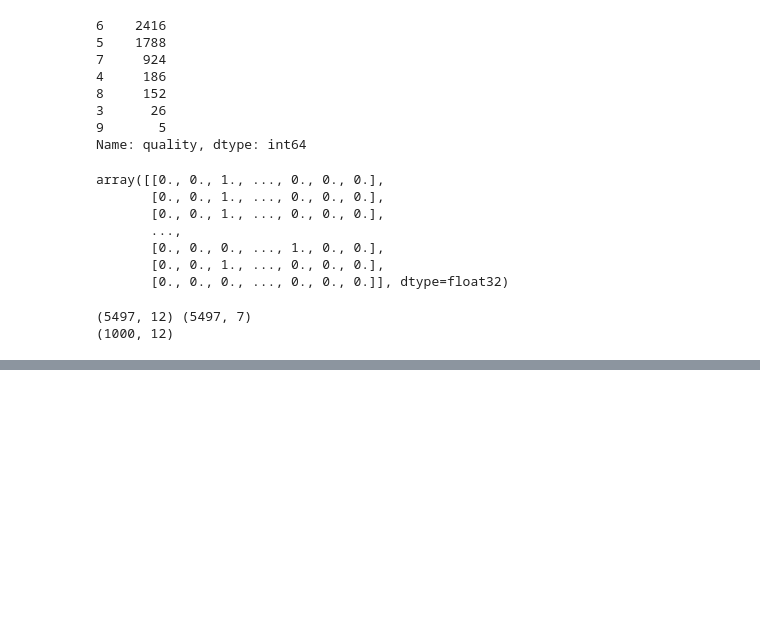
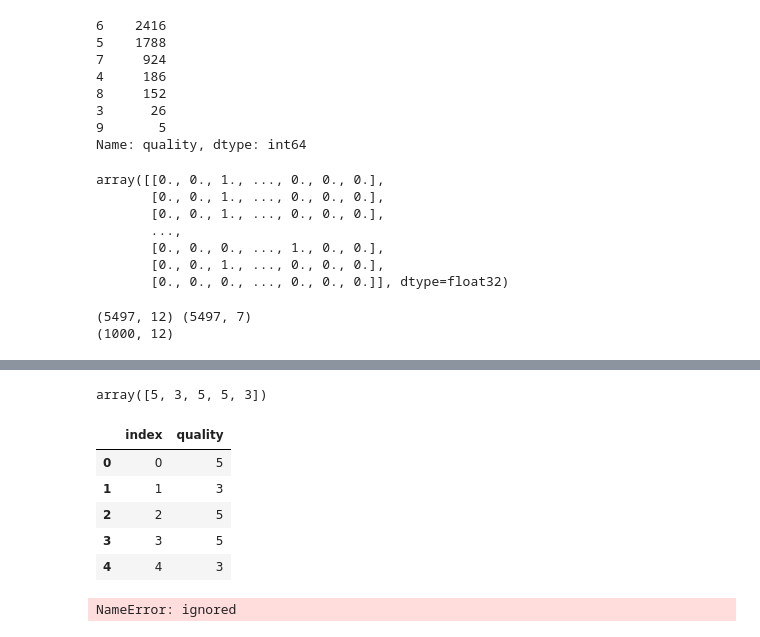
Before and after one commit to daaanum/daaan, a Jupyter notebook: 딥러닝입문.ipynb, the cells around one changed output, grey strips where cells are left out. Drawn from its saved outputs; the diff is of its cells as text; code cells hidden in the pictures; blank space fills up the shorter version.

```diff
--- a/딥러닝입문.ipynb
+++ b/딥러닝입문.ipynb
@@ -324,3 +324,21 @@ print(X_test_scaled.shape)
 # %% [output]
 (5497, 12) (5497, 7)
 (1000, 12)
+# %%
+from tensorflow.keras import Sequential
+from tensorflow.keras.layers import Dense, Dropout
+
+def build_model(train_data, train_target):
+  model = Sequential()
+  model.add(Dense(128, activation='tanh', input_dim=train_data.shape[1]))
+  model.add(Dropout(0.2))
+  model.add(Dense(64, activation='tanh'))
+  model.add(Dropout(0.2))
+  model.add(Dense(32, activation='tanh'))
+  model.add(Dense(train_target.shape[1], activation='softmax'))
+
+  model.compile(optimizer='RMSProp', loss='categorical_crossentropy',metrics=['acc','mae'])
+  return model
+
+model = build_model(X_train_scaled, y_train)
+model.summary()
@@ -326,0 +363,8 @@ print(X_test_scaled.shape)
+# %%
+from sklearn.model_selection import train_test_split
+from tensorflow.keras.callbacks import EarlyStopping
+
+X_tr, X_val, y_tr, y_val = train_test_split(X_train_scaled, y_train, test_size=0.15, shuffle=True, random_state=SEED)
+
+early_stopping = EarlyStopping(monitor='val_loss', patience=10)
+history=model.fit(X_tr, y_tr, batch_size=64, epochs=200, validation_data=(X_val, y_val), callbacks=[early_stopping], verbose=2)
@@ -326,0 +394,3 @@ print(X_test_scaled.shape)
+# %%
+y_pred_proba = model.predict(X_test)
+y_pred_proba[:5]
@@ -326,0 +408,19 @@ print(X_test_scaled.shape)
+# %%
+y_pred_label = np.argmax(y_pred_proba, axis=-1) + 3
+y_pred_label[:5]
+# %% [output]
+array([5, 3, 5, 5, 3])
+# %%
+submission['quality'] = y_pred_label.astype(int)
+submission.head()
+# %% [output]
+|  | index | quality |
+| 0 | 0 | 5 |
+| 1 | 1 | 3 |
+| 2 | 2 | 5 |
+| 3 | 3 | 5 |
+| 4 | 4 | 3 |
+# %%
+submission.to_csv(drive_path + 'wine/wine_dnn_001.csv', index=False)
+# %% [output]
+NameError: ignored
```
Also changed, not shown: parts of 4 cells of this notebook.
